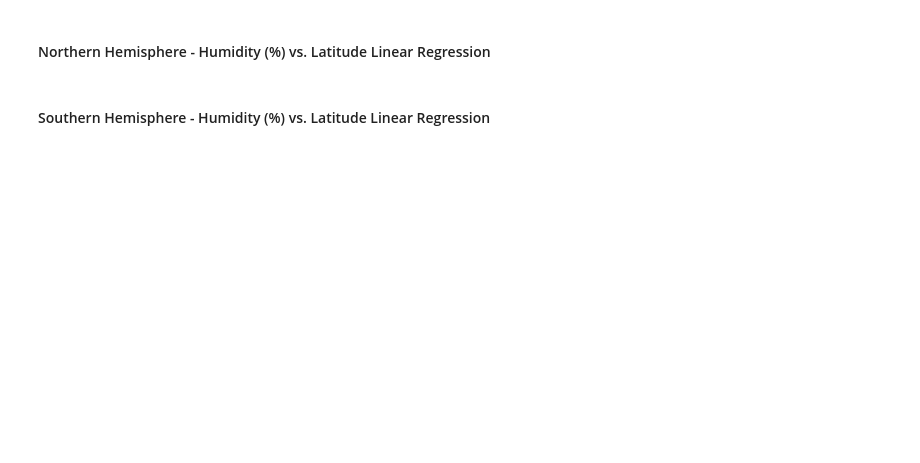
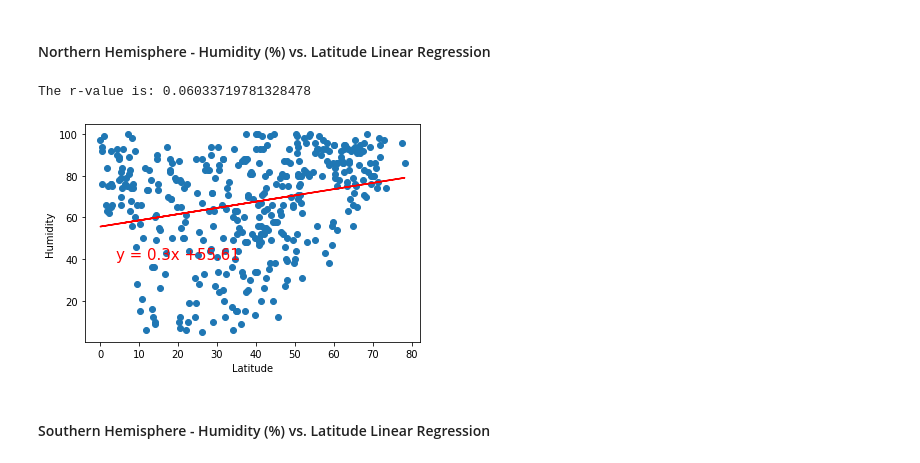
Before and after one commit to ismahanadan/What-is-the-Weather-Like-Python-API, a Jupyter notebook: What's the Weather Like-Python API/Instructions/starter_code/WeatherPy.ipynb, the cells around one changed output. Cells and saved outputs as stored; diff of their text form; code cells hidden in the pictures; blank space fills up the shorter version.

```diff
--- a/What's the Weather Like-Python API/Instructions/starter_code/WeatherPy.ipynb
+++ b/What's the Weather Like-Python API/Instructions/starter_code/WeatherPy.ipynb
@@ -355,4 +377,15 @@ NameError: name 'plot_linear_regression' is not defined
 # %% [markdown]
 ####  Northern Hemisphere - Humidity (%) vs. Latitude Linear Regression
+# %%
+x_values = northernlat_df["Latitude"]
+y_values = northernlat_df["Humidity"]
+plt.ylabel("Humidity")
+linear_regression_plot(x_values,y_values,'Humidity',(4,40))
+
+# Show plot
+plt.show()
+# %% [output]
+The r-value is: 0.06033719781328478
+[figure, added]
 # %% [markdown]
 ####  Southern Hemisphere - Humidity (%) vs. Latitude Linear Regression
```
Also changed, not shown: parts of 8 cells of this notebook.
